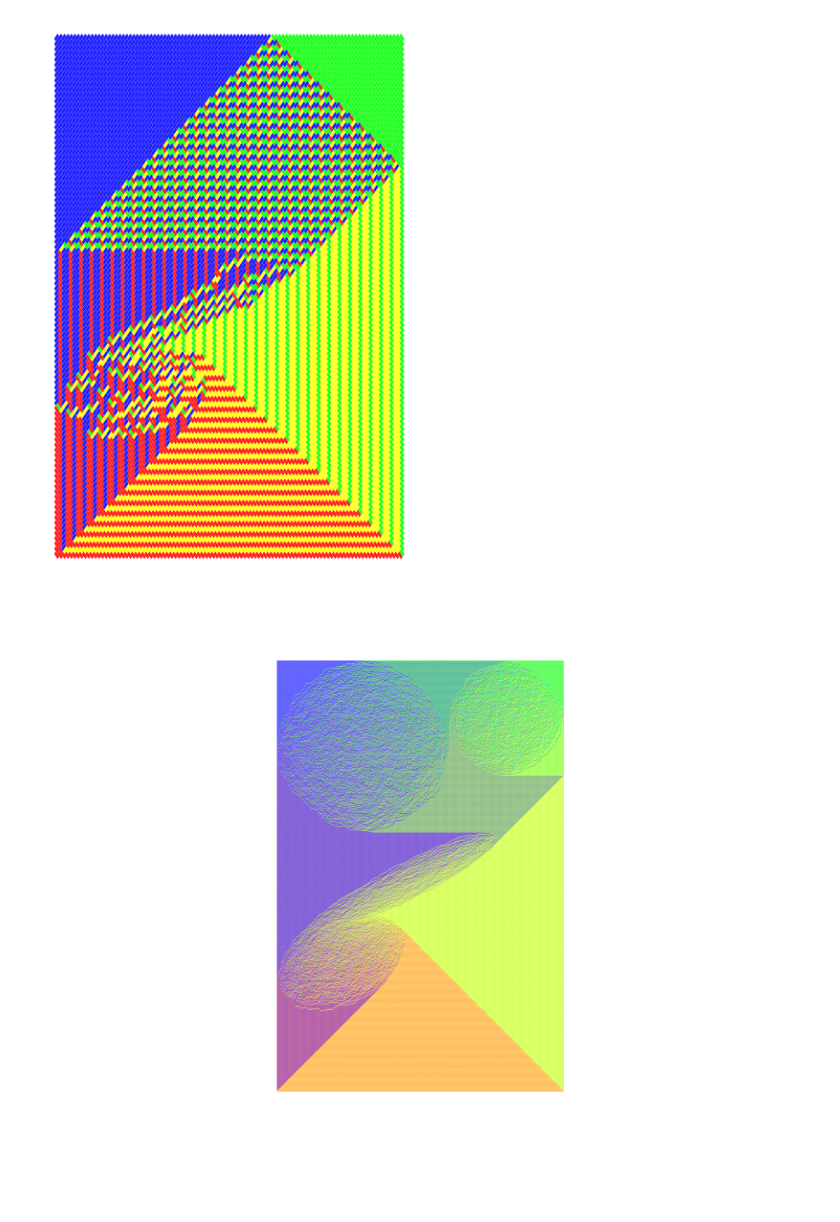
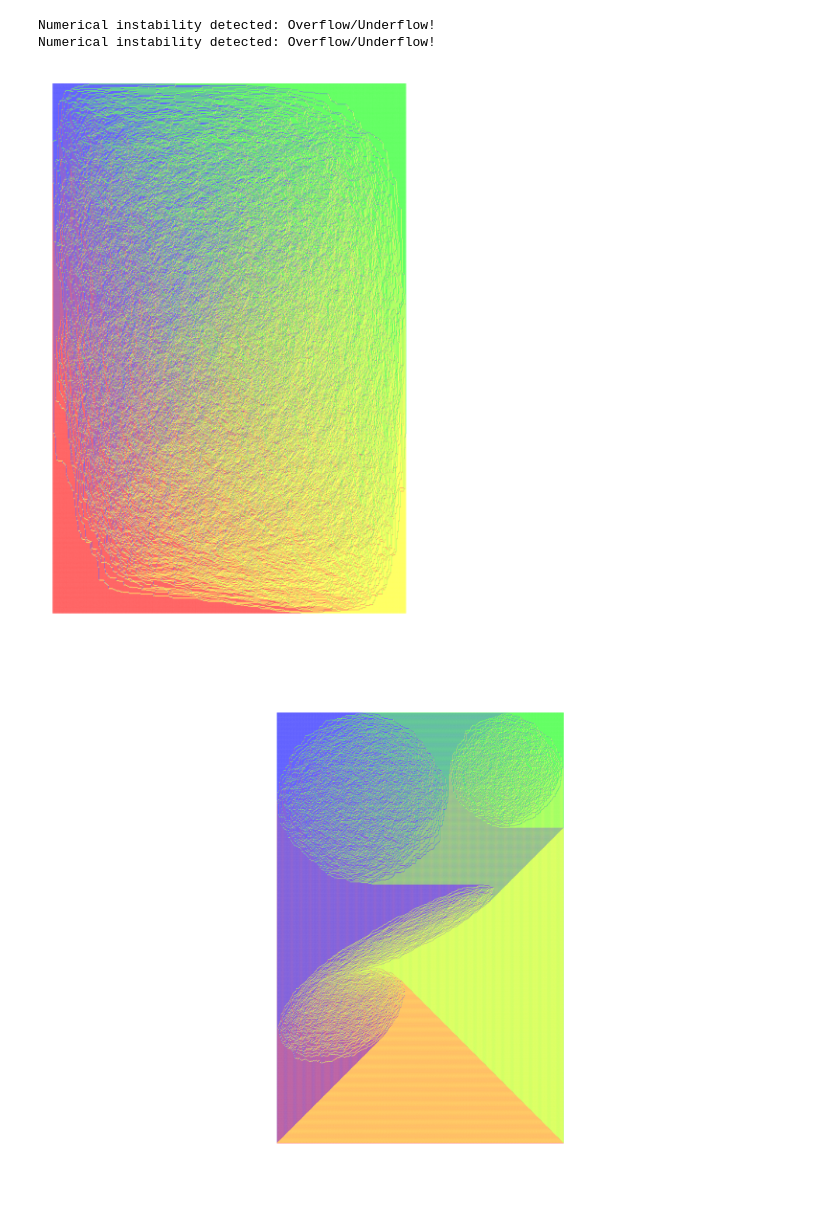
Before and after one commit to MaxvanHorssen/random-tilings, a Jupyter notebook: Aztec Crystallization.ipynb, the cells around one changed output. Cells and saved outputs as stored; diff of their text form; code cells hidden in the pictures; blank space fills up the shorter version.

```diff
--- a/Aztec Crystallization.ipynb
+++ b/Aztec Crystallization.ipynb
@@ -6,28 +6,30 @@ import RandomTilingsTMP as RT0
 # %%
 def diff(theta,phi):
     return np.abs(np.sin((theta-phi)/2))
 
-n = 100
+n = 1000
 tau = 10
 
 alpha = 0.
 beta = np.pi/25
 gamma = 4*np.pi/5
 delta = 6*np.pi/5
 epsilon = 8*np.pi/5
 
-r  = 2
+r  = 4
 
 w = np.array([[1+1j,diff(epsilon,gamma),diff(gamma,beta),diff(delta,gamma),diff(gamma,beta),diff(beta,gamma)],
 [diff(gamma,beta),diff(beta,epsilon),1+r*1j,diff(beta,delta),1+1j,1+r*1j],
 [diff(delta,gamma),diff(epsilon,delta),diff(delta,beta),1+1j,diff(delta,alpha),diff(alpha,delta)],
 [diff(gamma,alpha),diff(alpha,epsilon),diff(beta,alpha),diff(alpha,delta),1+r*1j,1+1j]])
 
 A = RT0.Aztec(n,w)
 A.shuffle()
 A.plot(edge=0,dpi=150,coloring='(255,33,33),(31,31,255),(32,255,32),(255,255,32)')
 # %% [output]
+Numerical instability detected: Overflow/Underflow!
+Numerical instability detected: Overflow/Underflow!
-[figure, old version]
+[figure, new version]
 # %%
 RT0.config.set_mpl_backend('interactive')
 # %%
```
Also changed, not shown: 9 other files.
